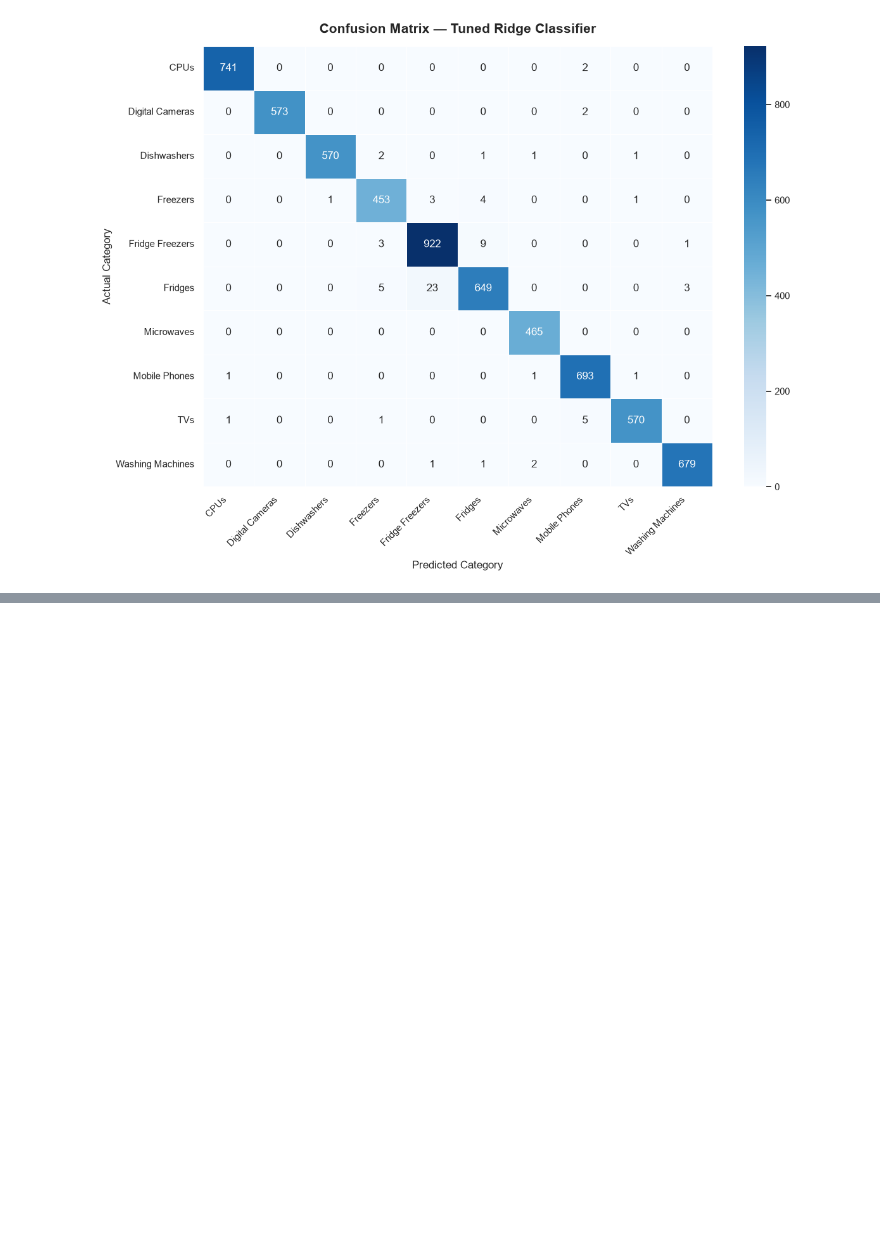
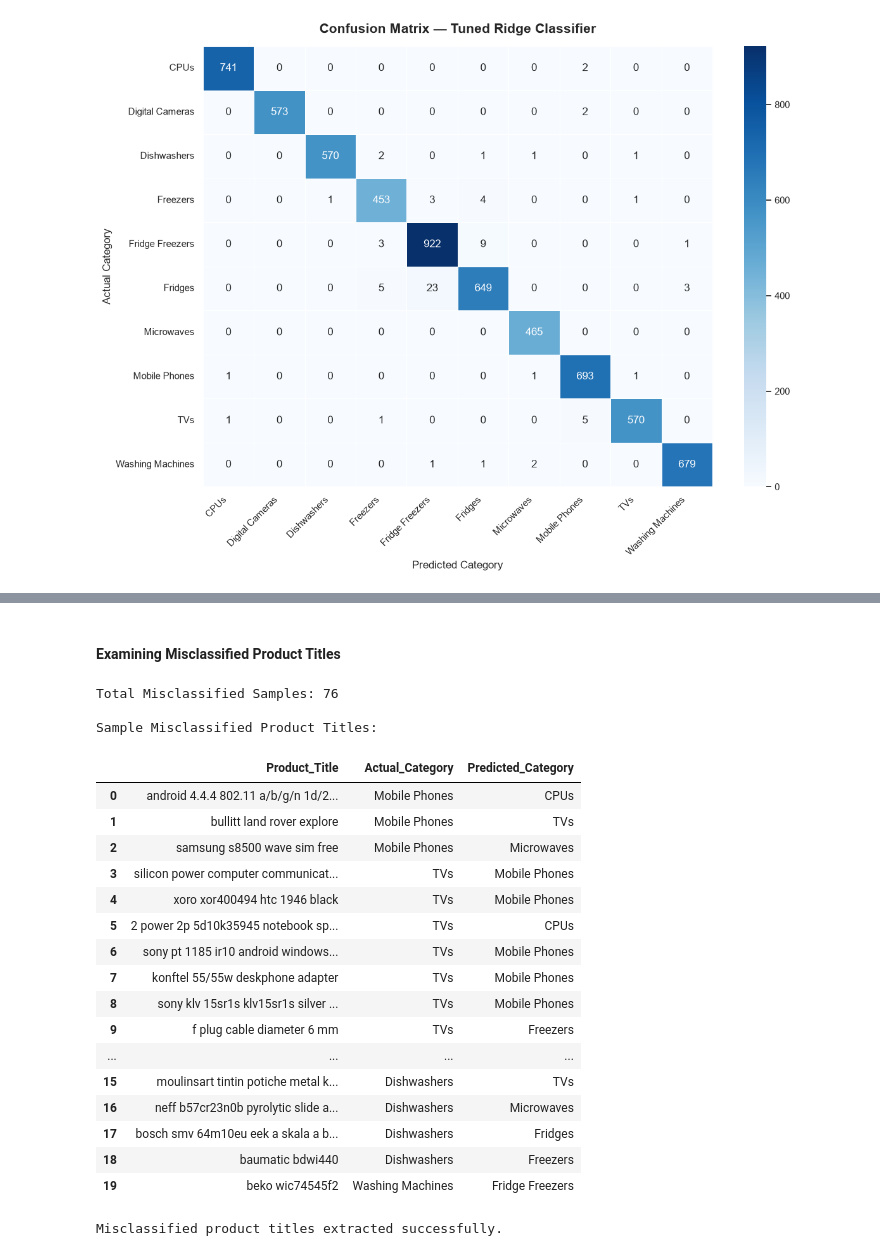
Before and after one commit to TejasMJ/Product-Taxonomy-Intelligence, a Jupyter notebook: notebooks/06_model_evaluation.ipynb, the cells around one changed output, grey strips where cells are left out. Cells and saved outputs as stored; diff of their text form; code cells hidden in the pictures; blank space fills up the shorter version.

```diff
--- a/notebooks/06_model_evaluation.ipynb
+++ b/notebooks/06_model_evaluation.ipynb
@@ -457,0 +537,65 @@ plt.show()
+# %% [markdown]
+#### Examining Misclassified Product Titles
+# %%
+# Identifying incorrectly classified samples
+misclassified_mask = y_test != y_test_pred
+
+# Extracting misclassified product records
+misclassified_samples_df = test_df.loc[
+    misclassified_mask,
+    ["Product_Title"]
+].copy()
+
+# Adding actual and predicted categories
+misclassified_samples_df["Actual_Category"] = (
+    label_encoder.inverse_transform(
+        y_test[misclassified_mask]
+    )
+)
+
+misclassified_samples_df["Predicted_Category"] = (
+    label_encoder.inverse_transform(
+        y_test_pred[misclassified_mask]
+    )
+)
+
+# Resetting the index
+misclassified_samples_df = (
+    misclassified_samples_df.reset_index(drop=True)
+)
+
+# Displaying misclassified examples
+print(
+    f"Total Misclassified Samples: "
+    f"{len(misclassified_samples_df):,}"
+)
+
+print("\nSample Misclassified Product Titles:")
+
+display(
+    misclassified_samples_df.head(20)
+)
+
+print("\nMisclassified product titles extracted successfully.")
+# %% [output]
+Total Misclassified Samples: 76
+
+Sample Misclassified Product Titles:
+|  | Product_Title | Actual_Category | Predicted_Category |
+| 0 | android 4.4.4 802.11 a/b/g/n 1d/2... | Mobile Phones | CPUs |
+| 1 | bullitt land rover explore | Mobile Phones | TVs |
+| 2 | samsung s8500 wave sim free | Mobile Phones | Microwaves |
+| 3 | silicon power computer communicat... | TVs | Mobile Phones |
+| 4 | xoro xor400494 htc 1946 black | TVs | Mobile Phones |
+| 5 | 2 power 2p 5d10k35945 notebook sp... | TVs | CPUs |
+| 6 | sony pt 1185 ir10 android windows... | TVs | Mobile Phones |
+| 7 | konftel 55/55w deskphone adapter | TVs | Mobile Phones |
+| 8 | sony klv 15sr1s klv15sr1s silver ... | TVs | Mobile Phones |
+| 9 | f plug cable diameter 6 mm | TVs | Freezers |
+| ... | ... | ... | ... |
+| 15 | moulinsart tintin potiche metal k... | Dishwashers | TVs |
+| 16 | neff b57cr23n0b pyrolytic slide a... | Dishwashers | Microwaves |
+| 17 | bosch smv 64m10eu eek a skala a b... | Dishwashers | Fridges |
+| 18 | baumatic bdwi440 | Dishwashers | Freezers |
+| 19 | beko wic74545f2 | Washing Machines | Fridge Freezers |
+Misclassified product titles extracted successfully.
```
Also changed, not shown: parts of 10 cells of this notebook.
